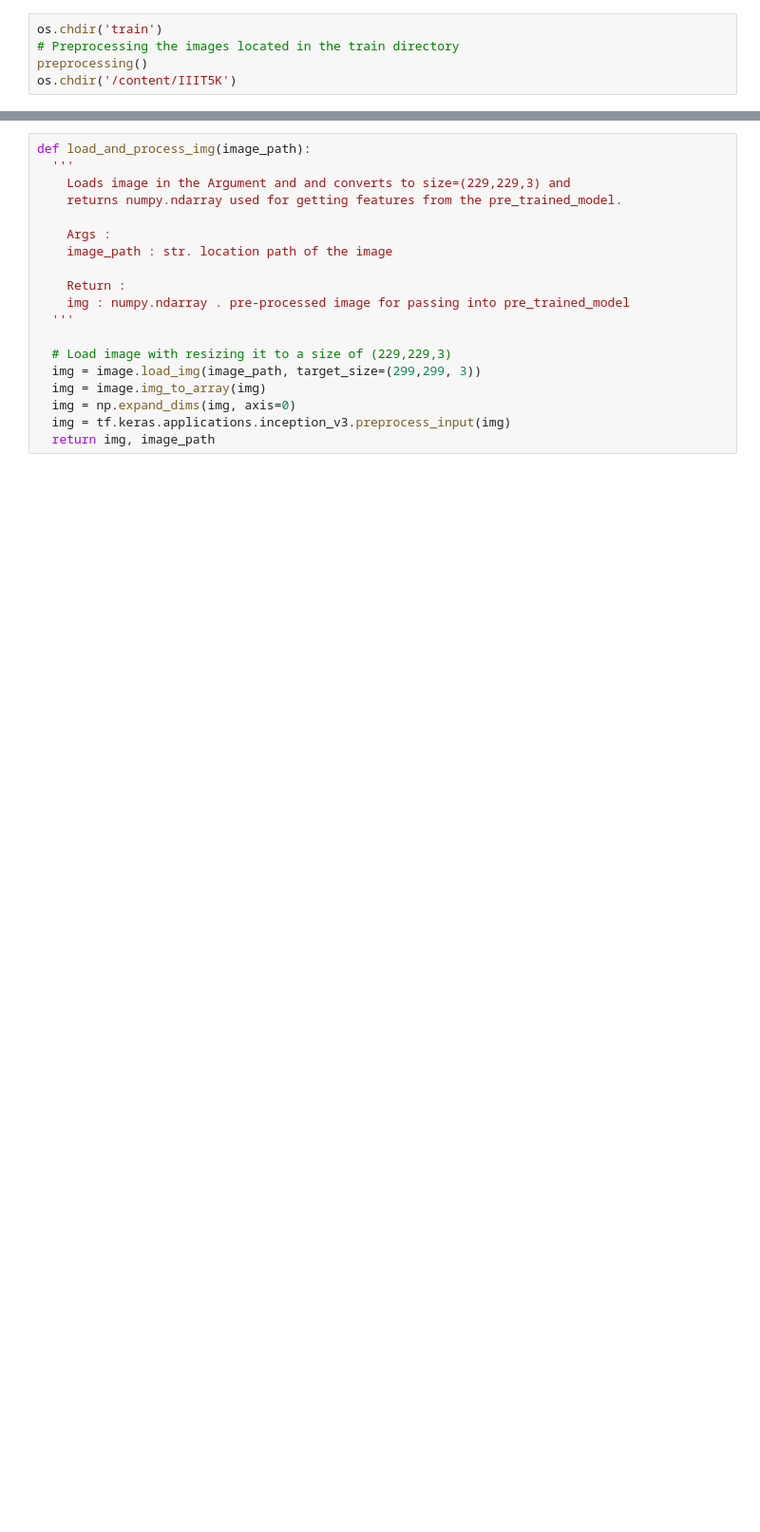
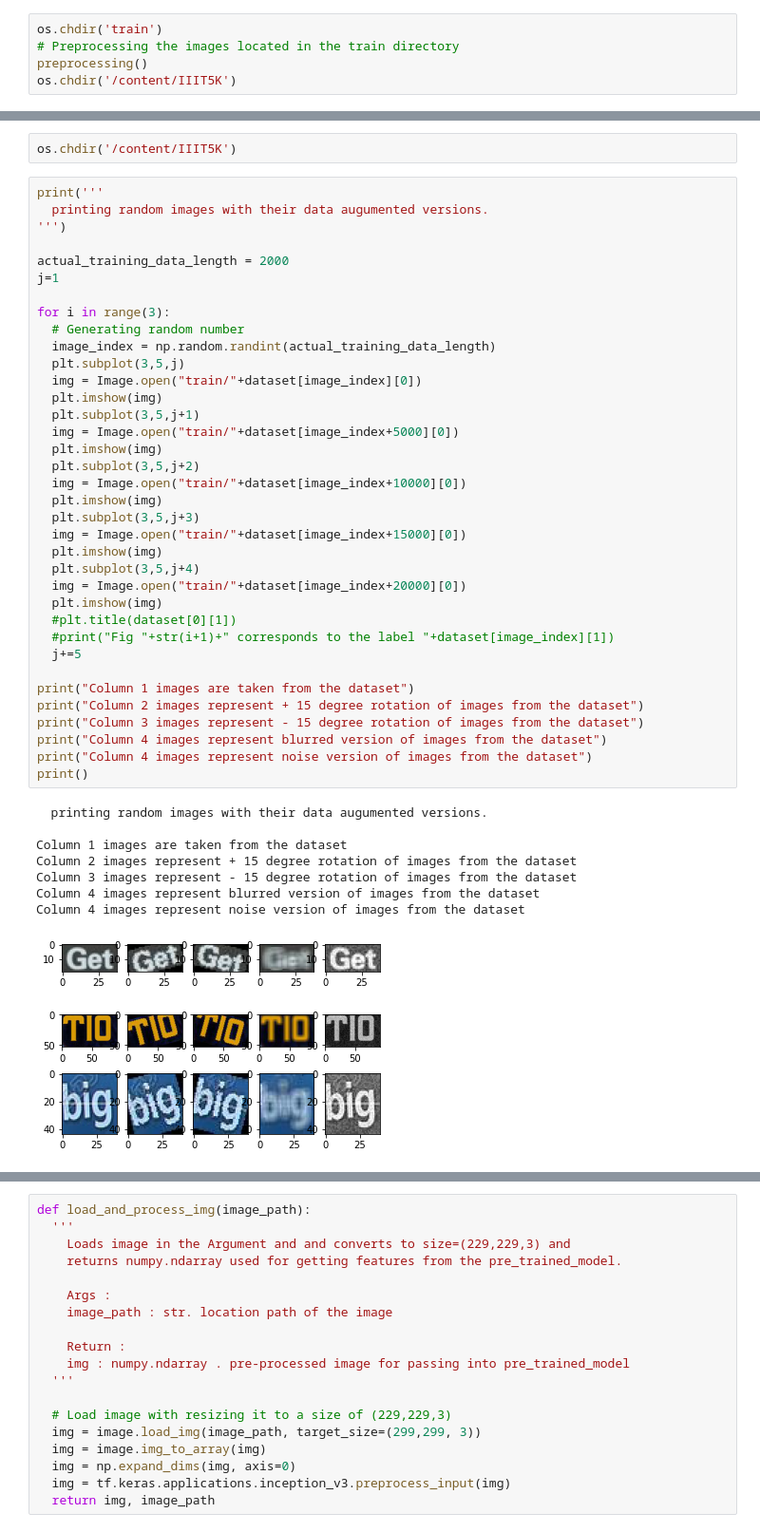
Before and after one commit to yvkrishna/vedhakrishna_yarasuri_9849877047_IITB-Assignment-Jul-Dec2020-Batch2, a Jupyter notebook: main_file_OCR.ipynb, the cells around one changed output, grey strips where cells are left out. Shown at 95% size. Saved outputs shown, nothing was run; the diff lists cells and outputs as text; blank space fills up the shorter version.

```diff
--- a/main_file_OCR.ipynb
+++ b/main_file_OCR.ipynb
@@ -157,0 +243,47 @@ print(len(dataset))
+# %%
+os.chdir('/content/IIIT5K')
+# %%
+print('''
+  printing random images with their data augumented versions.
+''')
+
+actual_training_data_length = 2000
+j=1
+
+for i in range(3):
+  # Generating random number
+  image_index = np.random.randint(actual_training_data_length)
+  plt.subplot(3,5,j)
+  img = Image.open("train/"+dataset[image_index][0])
+  plt.imshow(img)
+  plt.subplot(3,5,j+1)
+  img = Image.open("train/"+dataset[image_index+5000][0])
+  plt.imshow(img)
+  plt.subplot(3,5,j+2)
+  img = Image.open("train/"+dataset[image_index+10000][0])
+  plt.imshow(img)
+  plt.subplot(3,5,j+3)
+  img = Image.open("train/"+dataset[image_index+15000][0])
+  plt.imshow(img)
+  plt.subplot(3,5,j+4)
+  img = Image.open("train/"+dataset[image_index+20000][0])
+  plt.imshow(img)
+  #plt.title(dataset[0][1])
+  #print("Fig "+str(i+1)+" corresponds to the label "+dataset[image_index][1])
+  j+=5
+
+print("Column 1 images are taken from the dataset")
+print("Column 2 images represent + 15 degree rotation of images from the dataset")
+print("Column 3 images represent - 15 degree rotation of images from the dataset")
+print("Column 4 images represent blurred version of images from the dataset")
+print("Column 4 images represent noise version of images from the dataset")
+print()
+# %% [output]
+  printing random images with their data augumented versions.
+
+Column 1 images are taken from the dataset
+Column 2 images represent + 15 degree rotation of images from the dataset
+Column 3 images represent - 15 degree rotation of images from the dataset
+Column 4 images represent blurred version of images from the dataset
+Column 4 images represent noise version of images from the dataset
+[figure, added]
```
Also changed, not shown: parts of 109 cells of this notebook.
